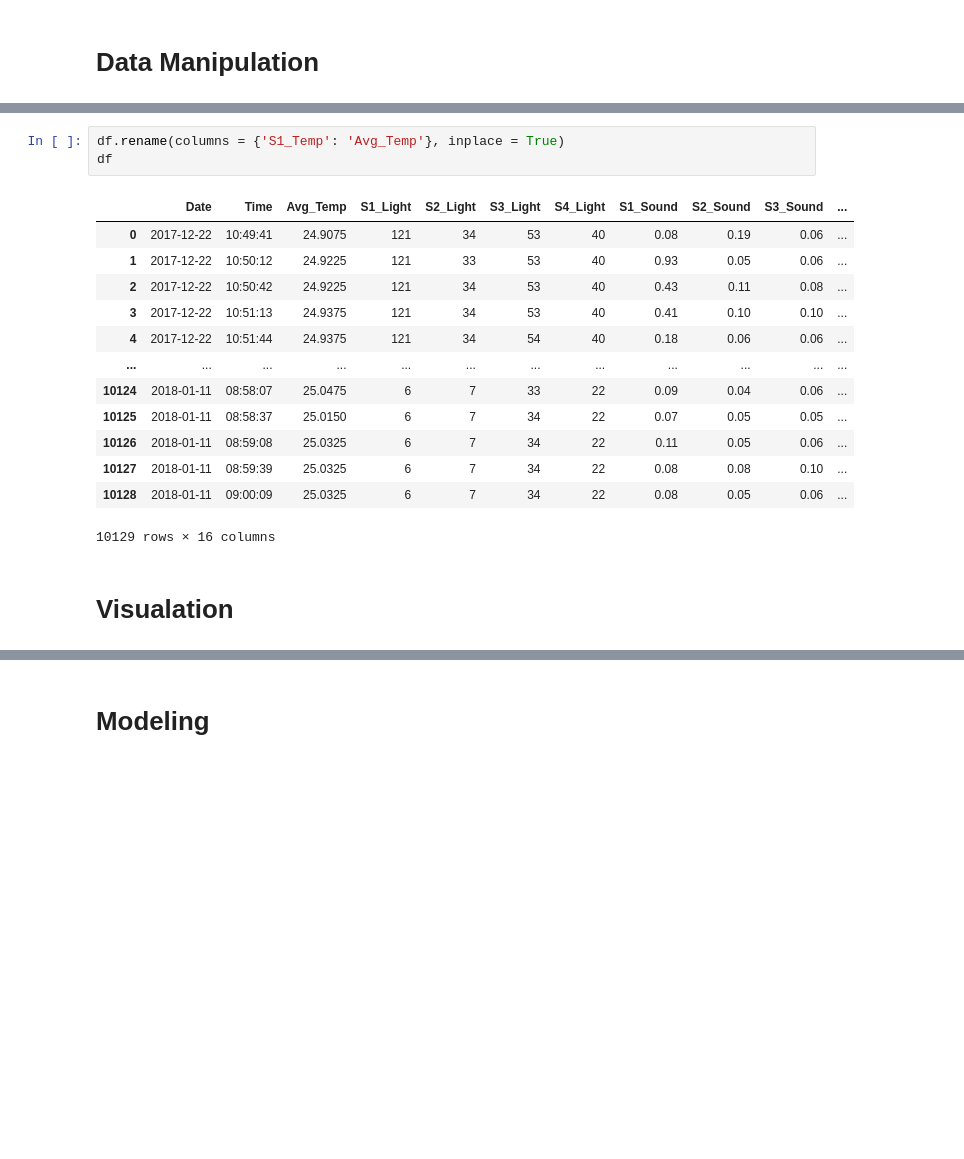
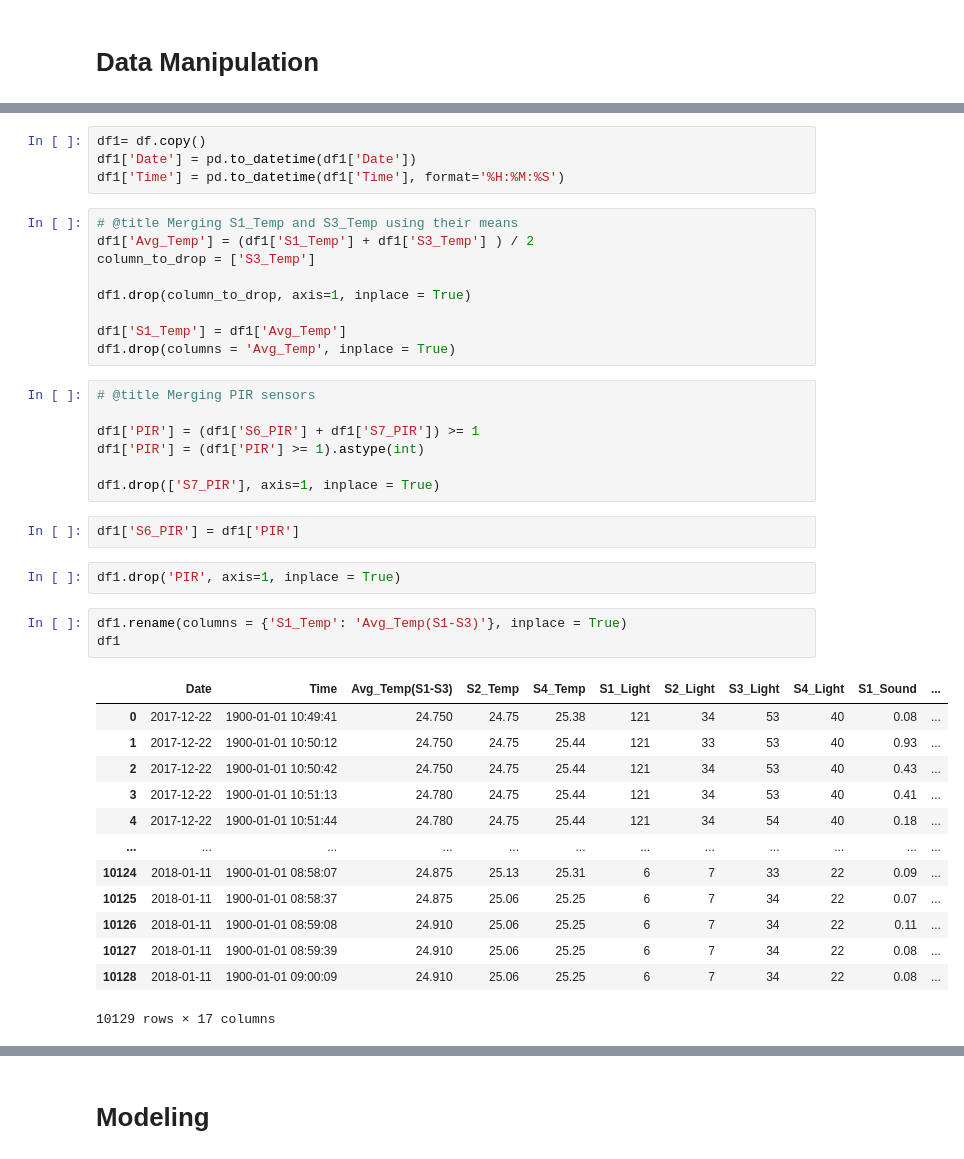
Before and after one commit to ibrahimardic/Room-Occupancy-Estimation, a Jupyter notebook: Room_Occupancy_Count.ipynb, the cells around one changed output, grey strips where cells are left out. Saved outputs shown, nothing was run; the diff lists cells and outputs as text; blank space fills up the shorter version.

```diff
--- a/Room_Occupancy_Count.ipynb
+++ b/Room_Occupancy_Count.ipynb
@@ -142,19 +336,41 @@ df.drop(columns = 'Avg_Temp', inplace = True)
+# %%
+df1= df.copy()
+df1['Date'] = pd.to_datetime(df1['Date'])
+df1['Time'] = pd.to_datetime(df1['Time'], format='%H:%M:%S')
+# %%
+# @title Merging S1_Temp and S3_Temp using their means
+df1['Avg_Temp'] = (df1['S1_Temp'] + df1['S3_Temp'] ) / 2
+column_to_drop = ['S3_Temp']
+
+df1.drop(column_to_drop, axis=1, inplace = True)
+
+df1['S1_Temp'] = df1['Avg_Temp']
+df1.drop(columns = 'Avg_Temp', inplace = True)
+# %%
+# @title Merging PIR sensors
+
+df1['PIR'] = (df1['S6_PIR'] + df1['S7_PIR']) >= 1
+df1['PIR'] = (df1['PIR'] >= 1).astype(int)
+
+df1.drop(['S7_PIR'], axis=1, inplace = True)
+# %%
+df1['S6_PIR'] = df1['PIR']
+# %%
+df1.drop('PIR', axis=1, inplace = True)
 # %%
-df.rename(columns = {'S1_Temp': 'Avg_Temp'}, inplace = True)
-df
+df1.rename(columns = {'S1_Temp': 'Avg_Temp(S1-S3)'}, inplace = True)
+df1
 # %% [output]
-|  | Date | Time | Avg_Temp | S1_Light | S2_Light | S3_Light | S4_Light | S1_Sound | S2_Sound | S3_Sound | ... |
-| 0 | 2017-12-22 | 10:49:41 | 24.9075 | 121 | 34 | 53 | 40 | 0.08 | 0.19 | 0.06 | ... |
-| 1 | 2017-12-22 | 10:50:12 | 24.9225 | 121 | 33 | 53 | 40 | 0.93 | 0.05 | 0.06 | ... |
-| 2 | 2017-12-22 | 10:50:42 | 24.9225 | 121 | 34 | 53 | 40 | 0.43 | 0.11 | 0.08 | ... |
-| 3 | 2017-12-22 | 10:51:13 | 24.9375 | 121 | 34 | 53 | 40 | 0.41 | 0.10 | 0.10 | ... |
-| 4 | 2017-12-22 | 10:51:44 | 24.9375 | 121 | 34 | 54 | 40 | 0.18 | 0.06 | 0.06 | ... |
+|  | Date | Time | Avg_Temp(S1-S3) | S2_Temp | S4_Temp | S1_Light | S2_Light | S3_Light | S4_Light | S1_Sound | ... |
+| 0 | 2017-12-22 | 1900-01-01 10:49:41 | 24.750 | 24.75 | 25.38 | 121 | 34 | 53 | 40 | 0.08 | ... |
+| 1 | 2017-12-22 | 1900-01-01 10:50:12 | 24.750 | 24.75 | 25.44 | 121 | 33 | 53 | 40 | 0.93 | ... |
+| 2 | 2017-12-22 | 1900-01-01 10:50:42 | 24.750 | 24.75 | 25.44 | 121 | 34 | 53 | 40 | 0.43 | ... |
+| 3 | 2017-12-22 | 1900-01-01 10:51:13 | 24.780 | 24.75 | 25.44 | 121 | 34 | 53 | 40 | 0.41 | ... |
+| 4 | 2017-12-22 | 1900-01-01 10:51:44 | 24.780 | 24.75 | 25.44 | 121 | 34 | 54 | 40 | 0.18 | ... |
 | ... | ... | ... | ... | ... | ... | ... | ... | ... | ... | ... | ... |
-| 10124 | 2018-01-11 | 08:58:07 | 25.0475 | 6 | 7 | 33 | 22 | 0.09 | 0.04 | 0.06 | ... |
-| 10125 | 2018-01-11 | 08:58:37 | 25.0150 | 6 | 7 | 34 | 22 | 0.07 | 0.05 | 0.05 | ... |
-| 10126 | 2018-01-11 | 08:59:08 | 25.0325 | 6 | 7 | 34 | 22 | 0.11 | 0.05 | 0.06 | ... |
-| 10127 | 2018-01-11 | 08:59:39 | 25.0325 | 6 | 7 | 34 | 22 | 0.08 | 0.08 | 0.10 | ... |
-| 10128 | 2018-01-11 | 09:00:09 | 25.0325 | 6 | 7 | 34 | 22 | 0.08 | 0.05 | 0.06 | ... |
+| 10124 | 2018-01-11 | 1900-01-01 08:58:07 | 24.875 | 25.13 | 25.31 | 6 | 7 | 33 | 22 | 0.09 | ... |
+| 10125 | 2018-01-11 | 1900-01-01 08:58:37 | 24.875 | 25.06 | 25.25 | 6 | 7 | 34 | 22 | 0.07 | ... |
+| 10126 | 2018-01-11 | 1900-01-01 08:59:08 | 24.910 | 25.06 | 25.25 | 6 | 7 | 34 | 22 | 0.11 | ... |
+| 10127 | 2018-01-11 | 1900-01-01 08:59:39 | 24.910 | 25.06 | 25.25 | 6 | 7 | 34 | 22 | 0.08 | ... |
+| 10128 | 2018-01-11 | 1900-01-01 09:00:09 | 24.910 | 25.06 | 25.25 | 6 | 7 | 34 | 22 | 0.08 | ... |
-10129 rows × 16 columns
+10129 rows × 17 columns
-# %% [markdown]
-# **Visualation**
```
Also changed, not shown: parts of 53 cells of this notebook.
